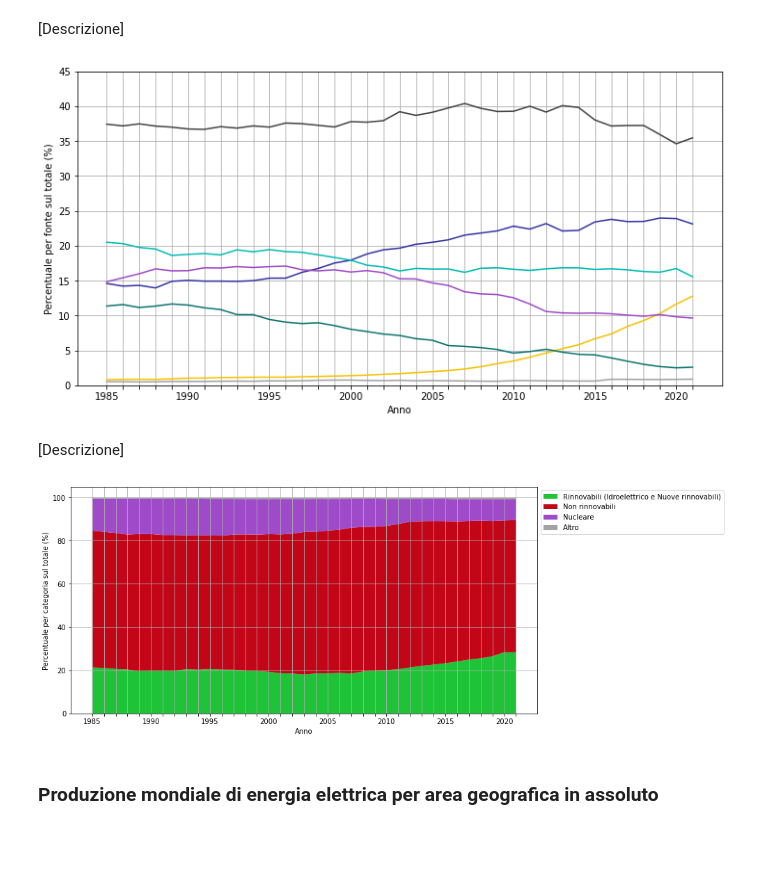
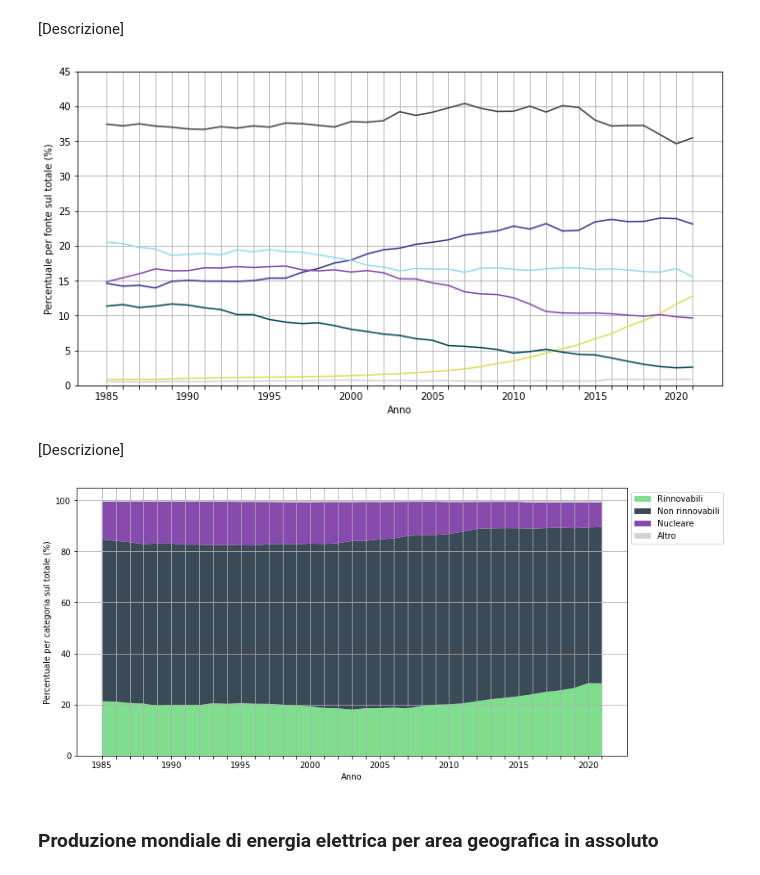
Before and after one commit to mattiamendicino/progetto-scivis, a Jupyter notebook: codice.ipynb, the cells around one changed output. Drawn from its saved outputs; the diff is of its cells as text; code cells hidden in the pictures; blank space fills up the shorter version.

```diff
--- a/codice.ipynb
+++ b/codice.ipynb
@@ -154,15 +154,15 @@ merged_data[(merged_data['ISO'] == 'ITA') & (merged_data['Year'] >= 2019)]
 ### Fonti
 # %%
 color_palette = {
-    'Rinnovabili': '#1EC337',
-    'Idroelettrico': '#00BDB4',
-    'Nuove rinnovabili': '#F5C200',
-    'Non rinnovabili': '#C20618',
-    'Carbone': '#434347',
-    'Gas': '#3634a3',
-    'Petrolio': '#0b7570',
-    'Nucleare': '#9F4BC9',
-    'Altro': '#A2A2A7',
+    'Rinnovabili': '#7FDE8E',
+    'Idroelettrica': '#96DCEB',
+    'Nuove rinnovabili': '#E0DC5D',
+    'Non rinnovabili': '#3B4A57',
+    'Carbone': '#424348',
+    'Gas': '#373B8C',
+    'Petrolio': '#004953',
+    'Nucleare': '#864BAC',
+    'Altro': '#D3D3D3',
 }
 
 for name, color in color_palette.items():
@@ -297,13 +293,13 @@ grouped_data = production_data.groupby('Year')[['ElectBy_Coal', 'ElectBy_Gas', '
 grouped_data_percentage = grouped_data.divide(grouped_data.sum(axis=1), axis=0) * 100
 
 plt.figure(figsize=(12, 6))
-plt.plot(grouped_data_percentage.index, grouped_data_percentage['ElectBy_Coal'], label='Carbone', color=color_palette['Carbone'])
-plt.plot(grouped_data_percentage.index, grouped_data_percentage['ElectBy_Gas'], label='Gas', color=color_palette['Gas'])
-plt.plot(grouped_data_percentage.index, grouped_data_percentage['ElectBy_Hydro'], label='Idroelettrico', color=color_palette['Idroelettrico'])
-plt.plot(grouped_data_percentage.index, grouped_data_percentage['ElectBy_NewRenewables'], label='Nuove rinnovabili: Eolica, Solare, Biomasse, Geotermica e altre', color=color_palette['Nuove rinnovabili'])
-plt.plot(grouped_data_percentage.index, grouped_data_percentage['ElectBy_Nuclear'], label='Nucleare', color=color_palette['Nucleare'])
-plt.plot(grouped_data_percentage.index, grouped_data_percentage['ElectBy_Oil'], label='Petrolio', color=color_palette['Petrolio'])
-plt.plot(grouped_data_percentage.index, grouped_data_percentage['ElectBy_Other'], label='Altro', color=color_palette['Altro'])
+plt.plot(grouped_data_percentage.index, grouped_data_percentage['ElectBy_Coal'], color=color_palette['Carbone'])
+plt.plot(grouped_data_percentage.index, grouped_data_percentage['ElectBy_Gas'], color=color_palette['Gas'])
+plt.plot(grouped_data_percentage.index, grouped_data_percentage['ElectBy_Hydro'], color=color_palette['Idroelettrica'])
+plt.plot(grouped_data_percentage.index, grouped_data_percentage['ElectBy_NewRenewables'], color=color_palette['Nuove rinnovabili'])
+plt.plot(grouped_data_percentage.index, grouped_data_percentage['ElectBy_Nuclear'], color=color_palette['Nucleare'])
+plt.plot(grouped_data_percentage.index, grouped_data_percentage['ElectBy_Oil'], color=color_palette['Petrolio'])
+plt.plot(grouped_data_percentage.index, grouped_data_percentage['ElectBy_Other'], color=color_palette['Altro'])
 
 plt.xlabel('Anno')
 plt.ylabel('Percentuale per fonte sul totale (%)')
@@ -318,7 +314,7 @@ for i, label in enumerate(plt.gca().xaxis.get_ticklabels()):
 plt.yticks(range(0, 46, 5))
 plt.show()
 # %% [output]
-[figure, old version]
+[figure, new version]
 # %% [markdown]
 [Descrizione]
 # %%
@@ -328,35 +324,35 @@ grouped_data_percentage = grouped_data.divide(grouped_data.sum(axis=1), axis=0)
 grouped_data_percentage['NotRenewable'] = grouped_data_percentage['ElectBy_Coal'] + grouped_data_percentage['ElectBy_Gas'] + grouped_data_percentage['ElectBy_Oil']
 grouped_data_percentage['Nuclear'] = grouped_data_percentage['ElectBy_Nuclear']
 grouped_data_percentage['Other'] = grouped_data_percentage['ElectBy_Other']
 grouped_data_percentage['Renewable'] = grouped_data_percentage['ElectBy_Hydro'] + grouped_data_percentage['ElectBy_NewRenewables']
 
 plt.figure(figsize=(12, 6))
 
 x = grouped_data_percentage.index
 y = [grouped_data_percentage['Renewable'],
      grouped_data_percentage['NotRenewable'],
      grouped_data_percentage['Nuclear'],
      grouped_data_percentage['Other']]
 
-labels = ['Rinnovabili (Idroelettrico e Nuove rinnovabili)', 'Non rinnovabili', 'Nucleare', 'Altro']
+labels = ['Rinnovabili', 'Non rinnovabili', 'Nucleare', 'Altro']
 
 colors = [color_palette['Rinnovabili'], color_palette['Non rinnovabili'], color_palette['Nucleare'], color_palette['Altro']]
 
 plt.stackplot(x, y, labels=labels, colors=colors)
 
 plt.xlabel('Anno')
 plt.ylabel('Percentuale per categoria sul totale (%)')
 plt.legend(bbox_to_anchor=(1, 1), loc='upper left')
 plt.grid()
 start_year = grouped_data.index.min()
 end_year = grouped_data.index.max()
 x_ticks = plt.xticks(range(start_year, end_year+1, 1))
 for i, label in enumerate(plt.gca().xaxis.get_ticklabels()):
     if i % 5 != 0:
         label.set_visible(False)
 plt.show()
 # %% [output]
-[figure, old version]
+[figure, new version]
 # %% [markdown]
 ### Produzione mondiale di energia elettrica per area geografica in assoluto
 # %% [markdown]
```
Also changed, not shown: parts of 16 cells of this notebook, 1 other file.
